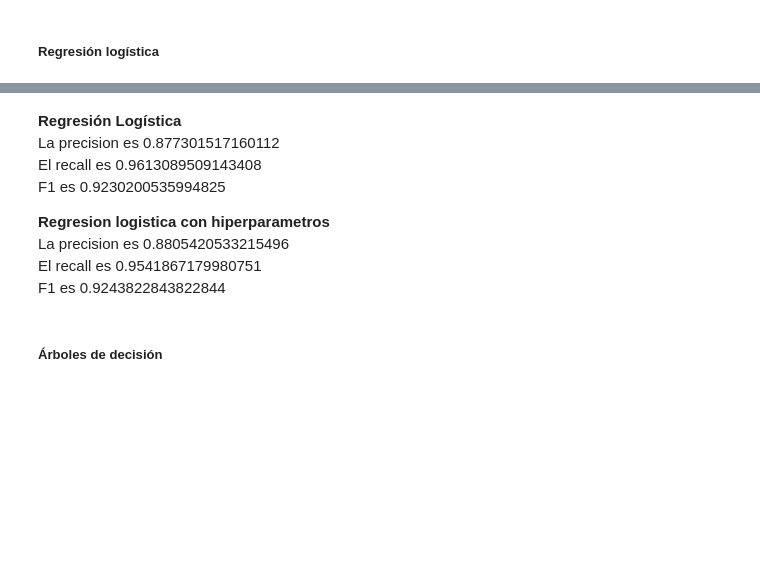
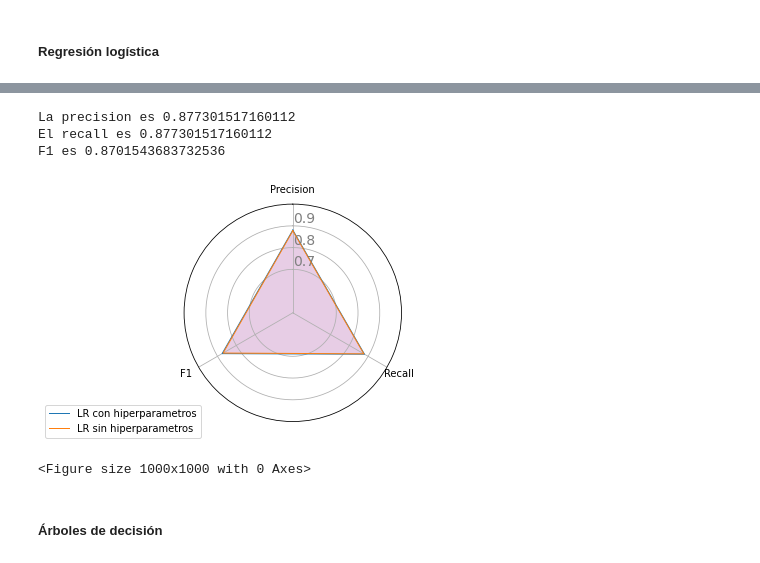
Before and after one commit to 1gnacio/orgadatos-collab-tp2, a Jupyter notebook: TP2.ipynb, the cells around one changed output, grey strips where cells are left out. Drawn from its saved outputs; the diff is of its cells as text; code cells hidden in the pictures; blank space fills up the shorter version.

```diff
--- a/TP2.ipynb
+++ b/TP2.ipynb
@@ -631,13 +678,69 @@ F1 es 0.9243822843822844
-# %% [markdown]
-**Regresión Logística**
-La precision es 0.877301517160112
-El recall es 0.9613089509143408
-F1 es 0.9230200535994825
-
-**Regresion logistica con hiperparametros**
-La precision es 0.8805420533215496
-El recall es 0.9541867179980751
-F1 es 0.9243822843822844
+# %%
+model = make_pipeline(TfidfVectorizer(), LogisticRegression(max_iter = 300))
+
+#Entrenamos el modelo
+model.fit(X_train, y_train)
+
+#hacemos predicciones en el conjunto de prueba
+predicted_categories = model.predict(X_test)
+
+lr_acc_paramless = accuracy_score(y_test, predicted_categories)
+lr_recall_paramless = recall_score(y_test, predicted_categories, average="weighted")
+lr_f1_paramless = f1_score(y_test, predicted_categories, average="weighted")
+
+print("La precision es {}".format(lr_acc_paramless))
+
+print("El recall es {}".format(lr_recall_paramless))
+
+print("F1 es {}".format(lr_f1_paramless))
+# %% [output]
+La precision es 0.877301517160112
+El recall es 0.877301517160112
+F1 es 0.8701543683732536
+# %%
+df = pd.DataFrame({
+'group': ['A','B'],
+'Precision': [lr_acc, lr_acc_paramless],
+'Recall': [lr_recall, lr_recall_paramless],
+'F1': [lr_f1, lr_f1_paramless],
+})
+
+categories=list(df)[1:]
+N = len(categories)
+
+angles = [n / float(N) * 2 * pi for n in range(N)]
+angles += angles[:1]
+
+ax = plt.subplot(111, polar=True)
+
+ax.set_theta_offset(pi / 2)
+ax.set_theta_direction(-1)
+
+plt.xticks(angles[:-1], categories)
+
+ax.set_rlabel_position(0)
+plt.yticks([0.7,0.8,0.9], ["0.7","0.8","0.9"], color="grey", size=14)
+plt.ylim(0.5,1)
+
+values=df.loc[0].drop('group').values.flatten().tolist()
+values += values[:1]
+ax.plot(angles, values, linewidth=1, linestyle='solid', label="LR con hiperparametros")
+ax.fill(angles, values, 'b', alpha=0.1)
+
+values=df.loc[1].drop('group').values.flatten().tolist()
+values += values[:1]
+ax.plot(angles, values, linewidth=1, linestyle='solid', label="LR sin hiperparametros")
+ax.fill(angles, values, 'r', alpha=0.1)
+
+plt.legend(loc='upper right', bbox_to_anchor=(0.1, 0.1))
+
+my_dpi=96
+plt.figure(figsize=(1000/my_dpi, 1000/my_dpi), dpi=my_dpi)
+
+plt.show()
+# %% [output]
+[figure, added]
+<Figure size 1000x1000 with 0 Axes>
 # %% [markdown]
 ##### Árboles de decisión
 # %%
```
Also changed, not shown: parts of 51 cells of this notebook.
